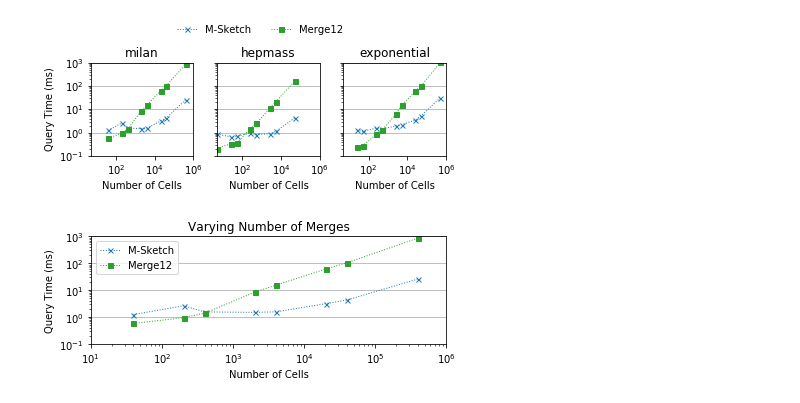
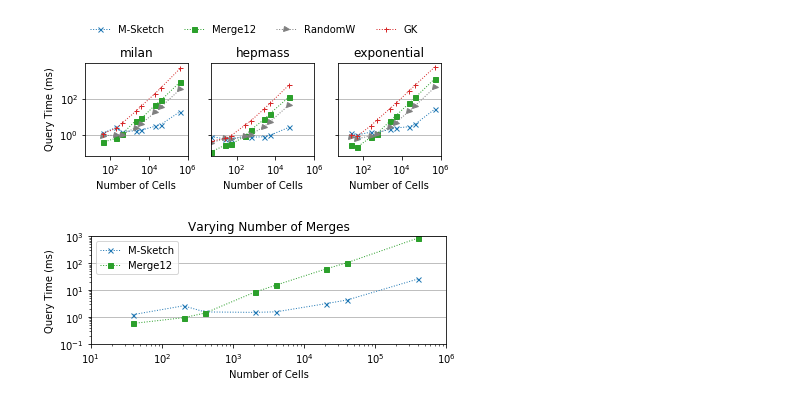
Before and after one commit to stanford-futuredata/msketch, a Jupyter notebook: analysis/Cross Benchmark.ipynb, the cells around one changed output. Saved outputs shown, nothing was run; the diff lists cells and outputs as text; code cells hidden in the pictures.

```diff
--- a/analysis/Cross Benchmark.ipynb
+++ b/analysis/Cross Benchmark.ipynb
@@ -4,7 +4,7 @@ import pandas as pd
 import numpy as np
 import matplotlib.pyplot as plt
 # %%
-sketches = ["cmoments", "yahoo"]
+sketches = ["cmoments", "yahoo", "random", "spark_gk"]
 # %%
 colormap = {
     "cmoments": "C0",
@@ -14,6 +14,7 @@ colormap = {
     "histogram": "C4",
     "sampling": "C5",
     "approx_histogram": "C6",
+    "random": "C7"
 }
 markers = {
     "cmoments": "x",
@@ -22,7 +23,8 @@ markers = {
     "spark_gk": "+",
     "histogram": "D",
     "sampling": "o",
-    "approx_histogram": "<"
+    "approx_histogram": "<",
+    "random": ">"
 }
 alg_display_name = {
     "cmoments": "M-Sketch",
@@ -32,6 +34,7 @@ alg_display_name = {
     "histogram": "EW-Hist",
     "sampling": "Sampling",
     "approx_histogram": "S-Hist",
+    "random": "RandomW"
 }
 # %%
 m_datasets = ["milan", "hepmass", "exponential"]
@@ -57,36 +60,36 @@ for di in range(len(m_datasets)):
     for alg in sketches:
         vals = dfg.loc[alg]
         mtime = vals["merge_time"] * 1e-6
         qtime = vals["query_time"] * 1e-6
         l, = ax.loglog(
             vals.index,mtime + qtime,
             label=alg_display_name[alg],
             marker=markers[alg],
             color=colormap[alg],
             markersize=5,
             ls="dotted",
             lw=1
         )
         lines.append(l)
         labels.append(alg_display_name[alg])
 
     ax.set_title(dname)
-    ax.set_ylim(.1, 1000)
+#     ax.set_ylim(.1, 1000)
     if di == 0:
         ax.set_ylabel("Query Time (ms)")
     ax.set_xlabel("Number of Cells")
     ax.set_xlim(5, 10**6)
     ax.yaxis.grid(True)
 
 lgd = f.legend(
     lines, labels,
-    bbox_to_anchor=(0.3, 1.00, 1., .102), ncol=2, loc=2,
+    bbox_to_anchor=(0.1, 1.00, 1., .102), ncol=4, loc=2,
     frameon=False
 )
 f.tight_layout()
 f.savefig("vary_merge.pdf", bbox_extra_artists=(lgd,), bbox_inches='tight')
 # %% [output]
-[figure, old version]
+[figure, new version]
 # %%
 f, axs = plt.subplots(1,len(m_datasets), figsize=(6,3), sharey=True)
 for di in range(len(m_datasets)):
```
Also changed, not shown: 5 other files.
